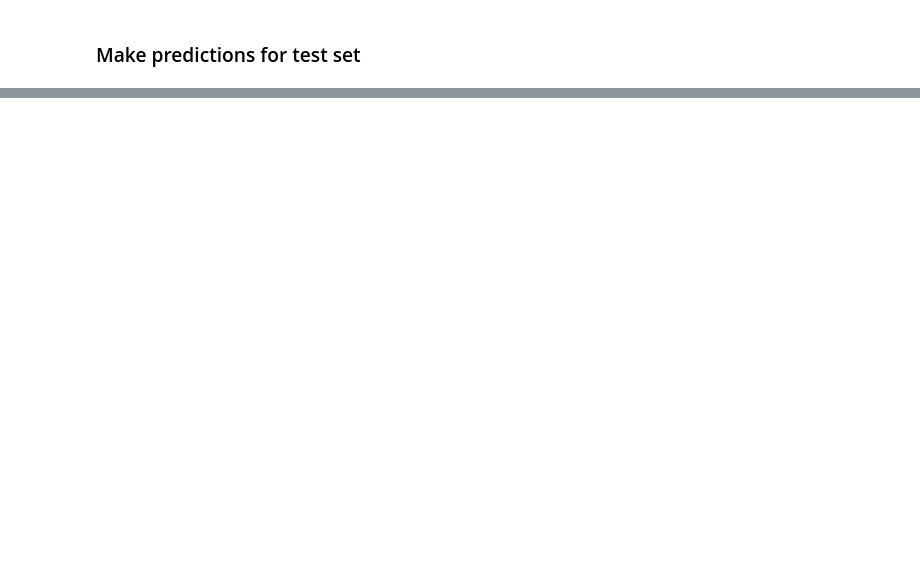
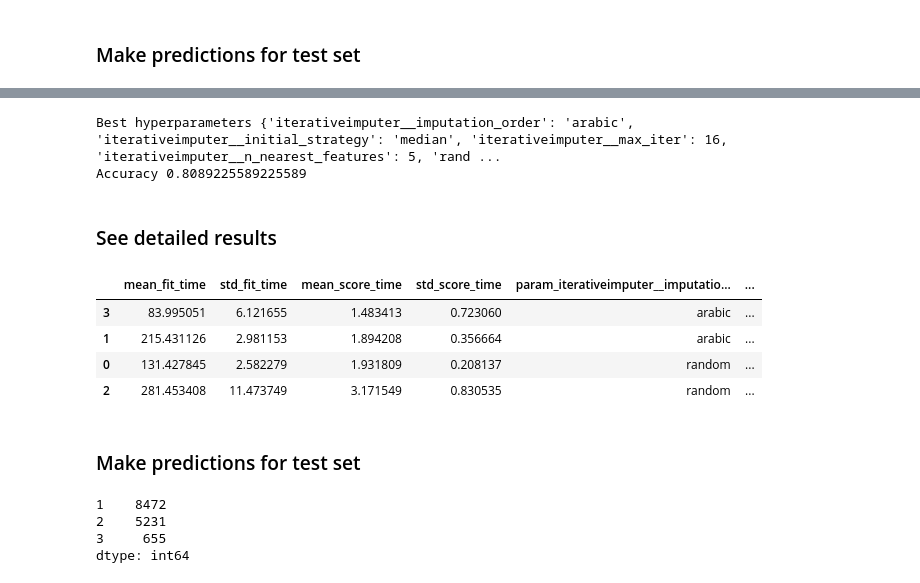
Before and after one commit to bloominstituteoftechnology/DS-Unit-2-Kaggle-Challenge, a Jupyter notebook: module3/LSDS_223A_Kaggle_Challenge_3.ipynb, the cells around one changed output, grey strips where cells are left out. Saved outputs shown, nothing was run; the diff lists cells and outputs as text; code cells hidden in the pictures; blank space fills up the shorter version.

```diff
--- a/module3/LSDS_223_Assignment_Kaggle_Challenge_3.ipynb
+++ b/module3/LSDS_223A_Kaggle_Challenge_3.ipynb
@@ -322,0 +408,32 @@ Length: 13464, dtype: int64
+# %%
+pipeline = make_pipeline(
+    ce.OrdinalEncoder(),
+    IterativeImputer(),
+    RandomForestClassifier(random_state=42),
+)
+
+param_distributions = {
+    'iterativeimputer__initial_strategy': ["mean", "median"],
+    'iterativeimputer__max_iter': randint(5, 20),
+    'iterativeimputer__n_nearest_features': randint(1, 6),
+    'iterativeimputer__imputation_order': ["ascending", "arabic", "random"],
+    'randomforestclassifier__n_estimators': randint(100, 300),
+    'randomforestclassifier__max_depth': [16, 20, 24, 32],
+    'randomforestclassifier__max_features': uniform(0, 1),
+}
+
+# If you're on Colab, decrease n_iter & cv parameters
+search = RandomizedSearchCV(
+    pipeline,
+    param_distributions=param_distributions,
+    n_iter=4,
+    cv=4,
+    scoring='accuracy',
+    verbose=10,
+    return_train_score=True,
+    n_jobs=-1,
+    random_state=42,
+)
+# %%
+# Fit and find the best hyperparameters according to above
+search.fit(X_train, y_train["status_group"].values.flatten());
@@ -322,0 +447,18 @@ Length: 13464, dtype: int64
+# %%
+print('Best hyperparameters', search.best_params_)
+print('Accuracy', search.best_score_)
+# %% [output]
+Best hyperparameters {'iterativeimputer__imputation_order': 'arabic', 'iterativeimputer__initial_strategy': 'median', 'iterativeimputer__max_iter': 16, 'iterativeimputer__n_nearest_features': 5, 'rand ...
+Accuracy 0.8089225589225589
+# %% [markdown]
+### See detailed results
+# %%
+pd.DataFrame(search.cv_results_).sort_values(by='rank_test_score')
+# %% [output]
+|  | mean_fit_time | std_fit_time | mean_score_time | std_score_time | param_iterativeimputer__imputatio... | ... |
+| 3 | 83.995051 | 6.121655 | 1.483413 | 0.723060 | arabic | ... |
+| 1 | 215.431126 | 2.981153 | 1.894208 | 0.356664 | arabic | ... |
+| 0 | 131.427845 | 2.582279 | 1.931809 | 0.208137 | random | ... |
+| 2 | 281.453408 | 11.473749 | 3.171549 | 0.830535 | random | ... |
+# %% [markdown]
+### Make predictions for test set
@@ -322,0 +471,9 @@ Length: 13464, dtype: int64
+# %%
+# Check out values counts
+y_pred_series = pd.Series(y_pred)
+y_pred_series.value_counts()
+# %% [output]
+1    8472
+2    5231
+3     655
+dtype: int64
```
Also changed, not shown: parts of 42 cells of this notebook, 3 other files.
